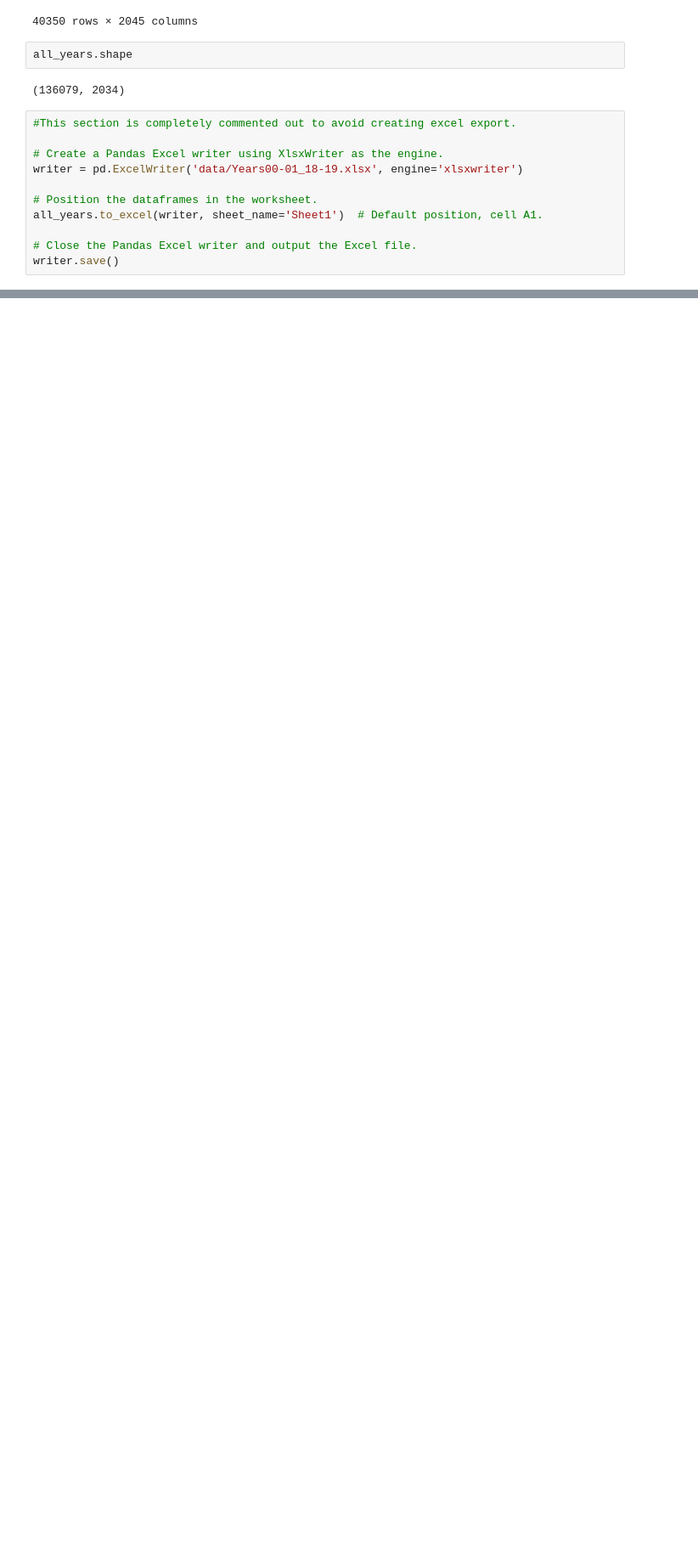
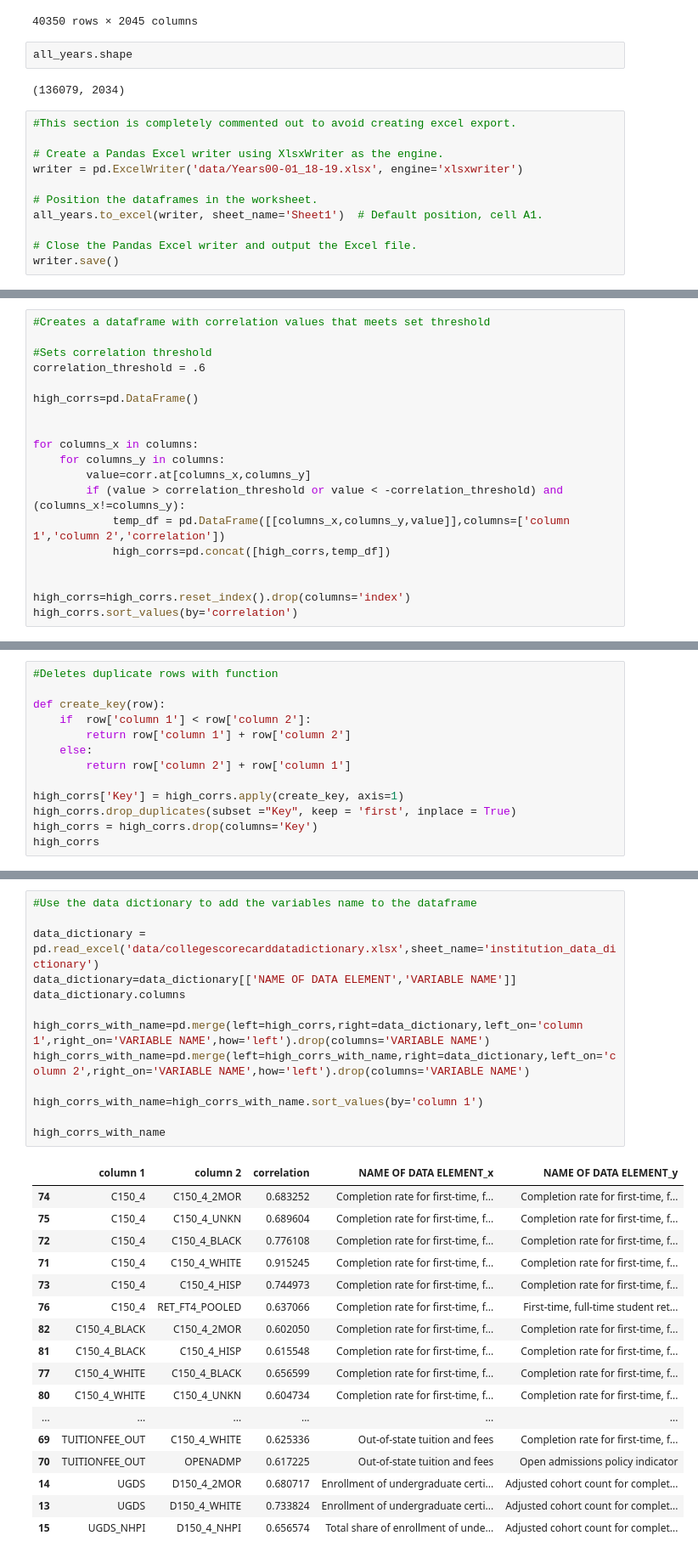
Before and after one commit to voduwa/Final-Project, a Jupyter notebook: tyler.ipynb, the cells around one changed output, grey strips where cells are left out. Shown at 85% size. Saved outputs shown, nothing was run; the diff lists cells and outputs as text; blank space fills up the shorter version.

Commit message:
Wrote code that collects columns with high correlations

```diff
--- a/tyler.ipynb
+++ b/tyler.ipynb
@@ -272,0 +265,19 @@ writer.save()
+# %%
+#Creates a dataframe with correlation values that meets set threshold
+
+#Sets correlation threshold
+correlation_threshold = .6
+
+high_corrs=pd.DataFrame()
+
+
+for columns_x in columns:
+    for columns_y in columns:
+        value=corr.at[columns_x,columns_y]
+        if (value > correlation_threshold or value < -correlation_threshold) and (columns_x!=columns_y):
+            temp_df = pd.DataFrame([[columns_x,columns_y,value]],columns=['column 1','column 2','correlation'])
+            high_corrs=pd.concat([high_corrs,temp_df])
+
+
+high_corrs=high_corrs.reset_index().drop(columns='index')
+high_corrs.sort_values(by='correlation')
@@ -272,0 +303,13 @@ writer.save()
+# %%
+#Deletes duplicate rows with function
+
+def create_key(row):
+    if  row['column 1'] < row['column 2']:
+        return row['column 1'] + row['column 2']
+    else:
+        return row['column 2'] + row['column 1']
+
+high_corrs['Key'] = high_corrs.apply(create_key, axis=1)
+high_corrs.drop_duplicates(subset ="Key", keep = 'first', inplace = True)
+high_corrs = high_corrs.drop(columns='Key')
+high_corrs
@@ -272,0 +335,31 @@ writer.save()
+# %%
+#Use the data dictionary to add the variables name to the dataframe
+
+data_dictionary = pd.read_excel('data/collegescorecarddatadictionary.xlsx',sheet_name='institution_data_dictionary')
+data_dictionary=data_dictionary[['NAME OF DATA ELEMENT','VARIABLE NAME']]
+data_dictionary.columns
+
+high_corrs_with_name=pd.merge(left=high_corrs,right=data_dictionary,left_on='column 1',right_on='VARIABLE NAME',how='left').drop(columns='VARIABLE NAME')
+high_corrs_with_name=pd.merge(left=high_corrs_with_name,right=data_dictionary,left_on='column 2',right_on='VARIABLE NAME',how='left').drop(columns='VARIABLE NAME')
+
+high_corrs_with_name=high_corrs_with_name.sort_values(by='column 1')
+
+high_corrs_with_name
+# %% [output]
+|  | column 1 | column 2 | correlation | NAME OF DATA ELEMENT_x | NAME OF DATA ELEMENT_y |
+| 74 | C150_4 | C150_4_2MOR | 0.683252 | Completion rate for first-time, f... | Completion rate for first-time, f... |
+| 75 | C150_4 | C150_4_UNKN | 0.689604 | Completion rate for first-time, f... | Completion rate for first-time, f... |
+| 72 | C150_4 | C150_4_BLACK | 0.776108 | Completion rate for first-time, f... | Completion rate for first-time, f... |
+| 71 | C150_4 | C150_4_WHITE | 0.915245 | Completion rate for first-time, f... | Completion rate for first-time, f... |
+| 73 | C150_4 | C150_4_HISP | 0.744973 | Completion rate for first-time, f... | Completion rate for first-time, f... |
+| 76 | C150_4 | RET_FT4_POOLED | 0.637066 | Completion rate for first-time, f... | First-time, full-time student ret... |
+| 82 | C150_4_BLACK | C150_4_2MOR | 0.602050 | Completion rate for first-time, f... | Completion rate for first-time, f... |
+| 81 | C150_4_BLACK | C150_4_HISP | 0.615548 | Completion rate for first-time, f... | Completion rate for first-time, f... |
+| 77 | C150_4_WHITE | C150_4_BLACK | 0.656599 | Completion rate for first-time, f... | Completion rate for first-time, f... |
+| 80 | C150_4_WHITE | C150_4_UNKN | 0.604734 | Completion rate for first-time, f... | Completion rate for first-time, f... |
+| ... | ... | ... | ... | ... | ... |
+| 69 | TUITIONFEE_OUT | C150_4_WHITE | 0.625336 | Out-of-state tuition and fees | Completion rate for first-time, f... |
+| 70 | TUITIONFEE_OUT | OPENADMP | 0.617225 | Out-of-state tuition and fees | Open admissions policy indicator |
+| 14 | UGDS | D150_4_2MOR | 0.680717 | Enrollment of undergraduate certi... | Adjusted cohort count for complet... |
+| 13 | UGDS | D150_4_WHITE | 0.733824 | Enrollment of undergraduate certi... | Adjusted cohort count for complet... |
+| 15 | UGDS_NHPI | D150_4_NHPI | 0.656574 | Total share of enrollment of unde... | Adjusted cohort count for complet... |
```
Also changed, not shown: parts of 9 cells of this notebook.
